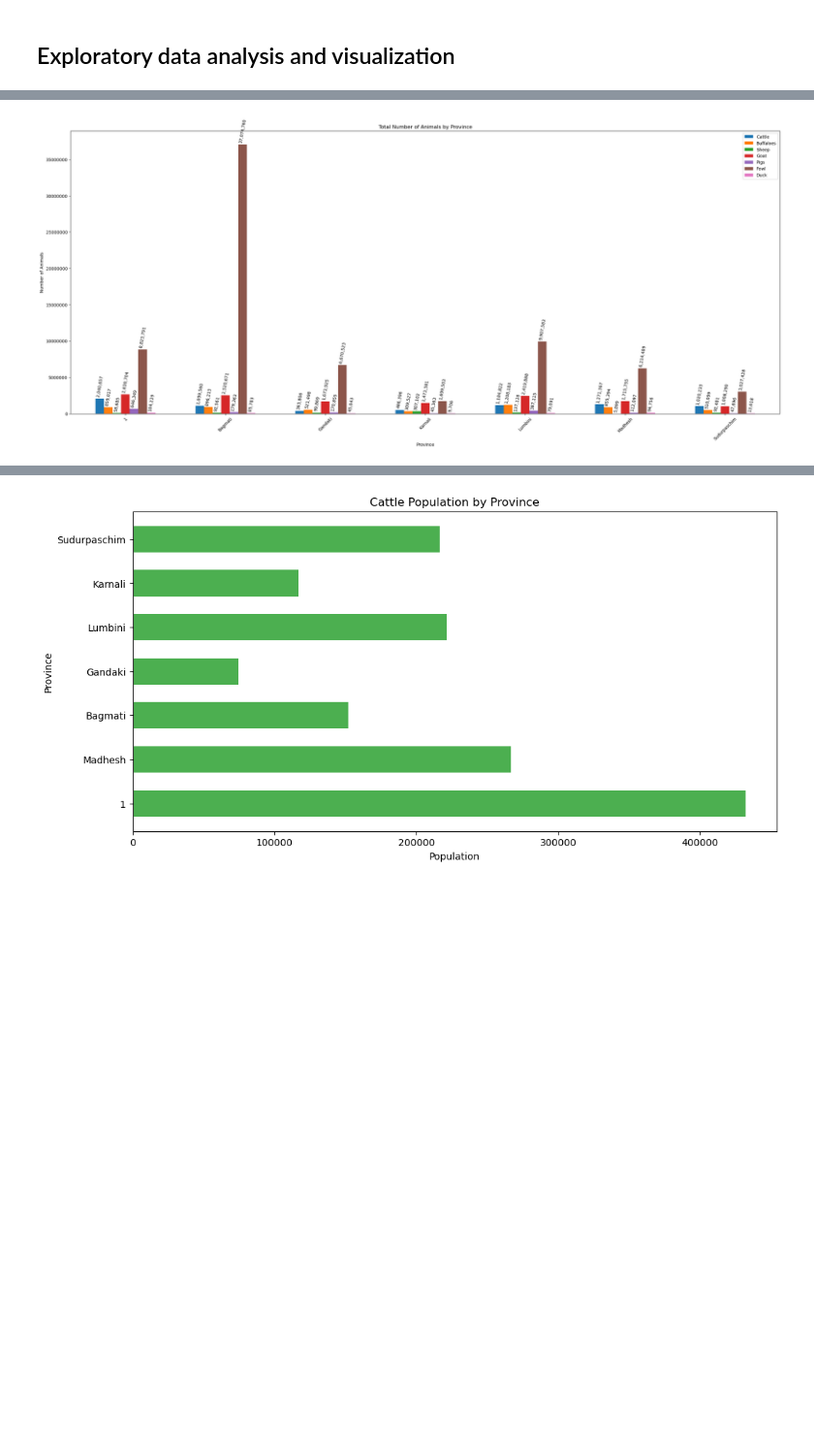
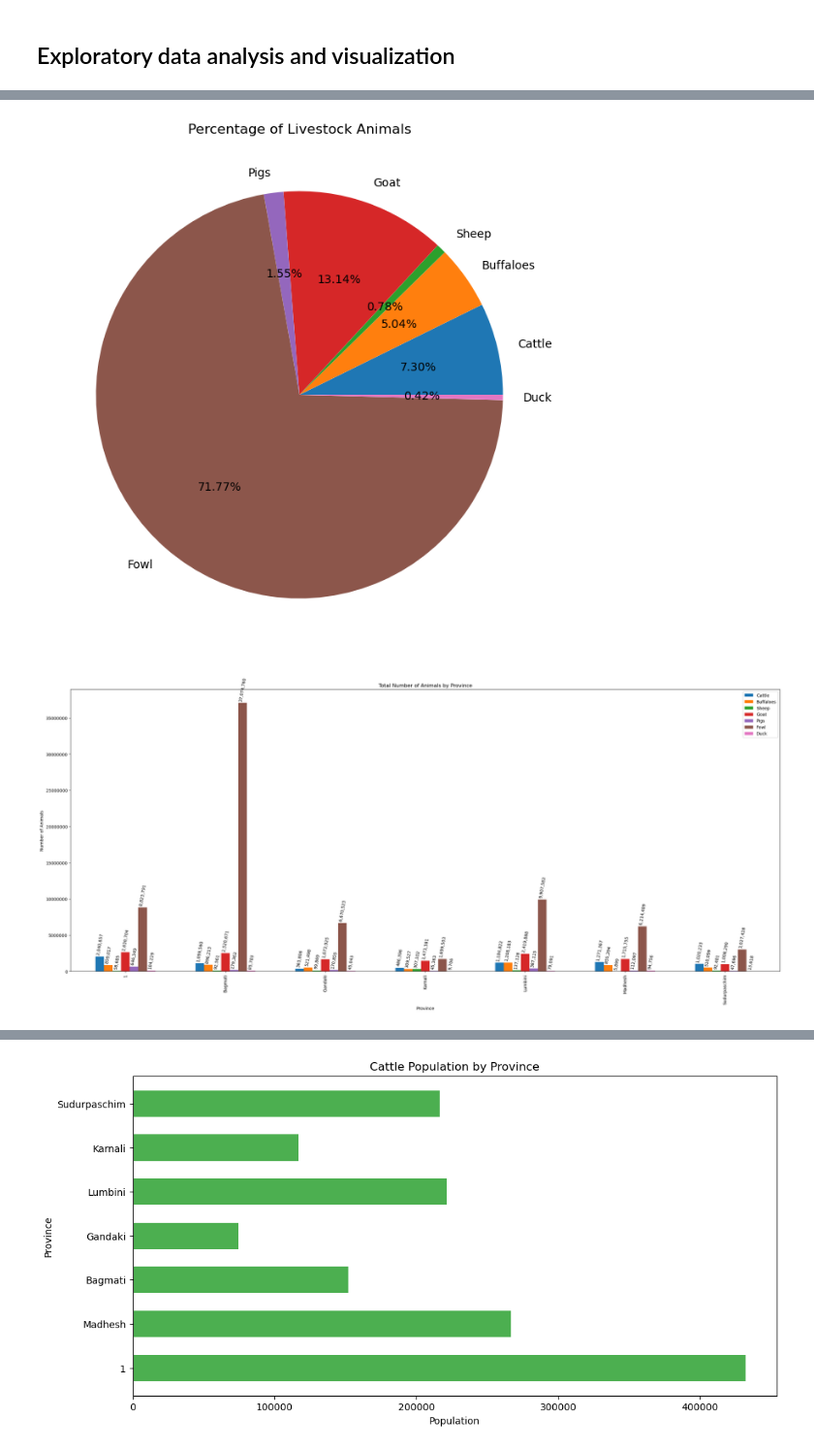
Before and after one commit to DataSaramsh/Livestock, a Jupyter notebook: Livestock data analysis.ipynb, the cells around one changed output, grey strips where cells are left out. Shown at 97% size. Saved outputs shown, nothing was run; the diff lists cells and outputs as text; code cells hidden in the pictures; blank space fills up the shorter version.

```diff
--- a/Livestock data analysis.ipynb
+++ b/Livestock data analysis.ipynb
@@ -523,10 +373,27 @@ dtype: int64
+# %%
+# Sum up the total count of each animal
+total_counts = livestockPopn.sum()[2:]
+
+# Calculate the percentage of each animal type
+animal_percentages = 100 * total_counts / total_counts.sum()
+
+# Create a new figure with a larger size
+plt.figure(figsize=(8, 8))
+
+# Generate a pie chart
+plt.pie(animal_percentages, labels=animal_percentages.index, autopct='%1.2f%%')
+plt.title('Percentage of Livestock Animals')
+
+# Display the plot
+plt.show()
+# %% [output]
+[figure, added]
 # %%
 # Plot the total number of each type of animal in each province
 ax = livestockPopn.groupby('Province')[['Cattle', 'Buffaloes', 'Sheep', 'Goat', 'Pigs', 'Fowl', 'Duck']].sum().plot(kind='bar',width=0.6,figsize=(30,12))
 plt.title('Total Number of Animals by Province')
 plt.xlabel('Province')
 plt.ylabel('Number of Animals')
-plt.xticks(rotation=45)
 plt.ticklabel_format(style='plain', axis='y')
 
 # Add text labels at the top of each bar
@@ -540,4 +407,4 @@ for rect in ax.patches:
 
 plt.show()
 # %% [output]
-[figure, old version]
+[figure, new version]
```
Also changed, not shown: parts of 85 cells of this notebook, 8 other files.
